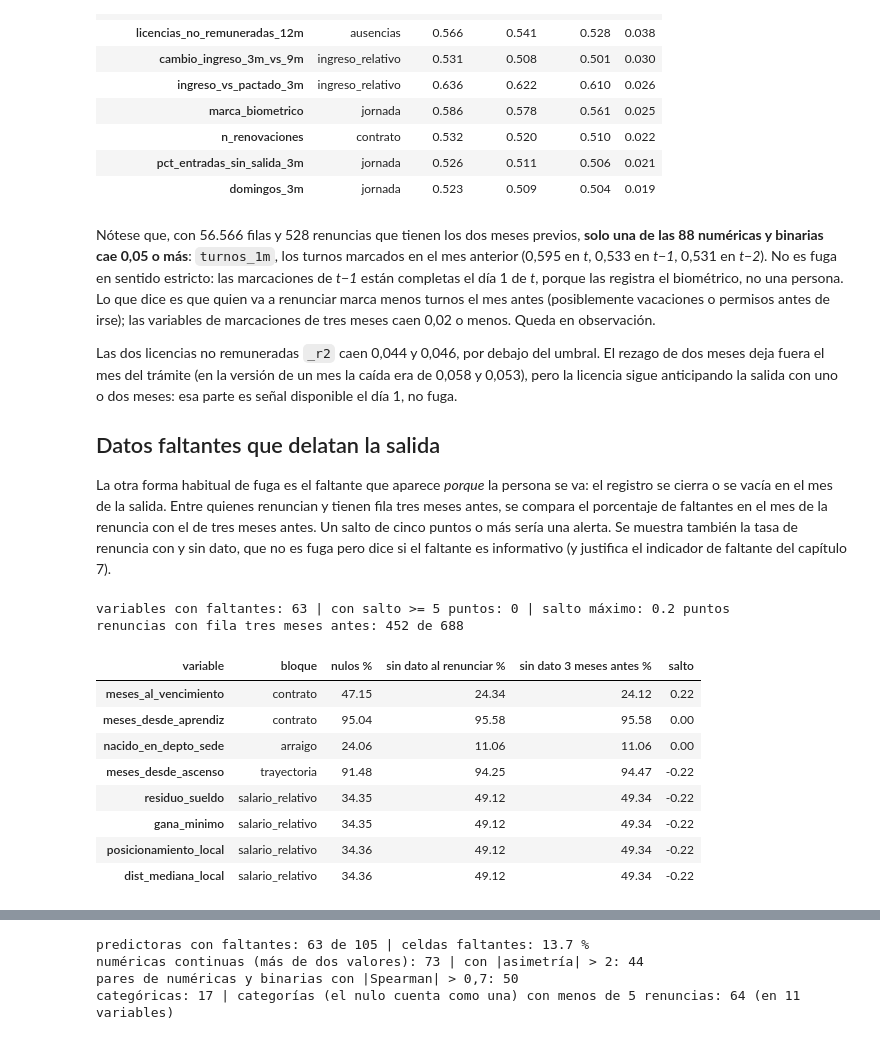
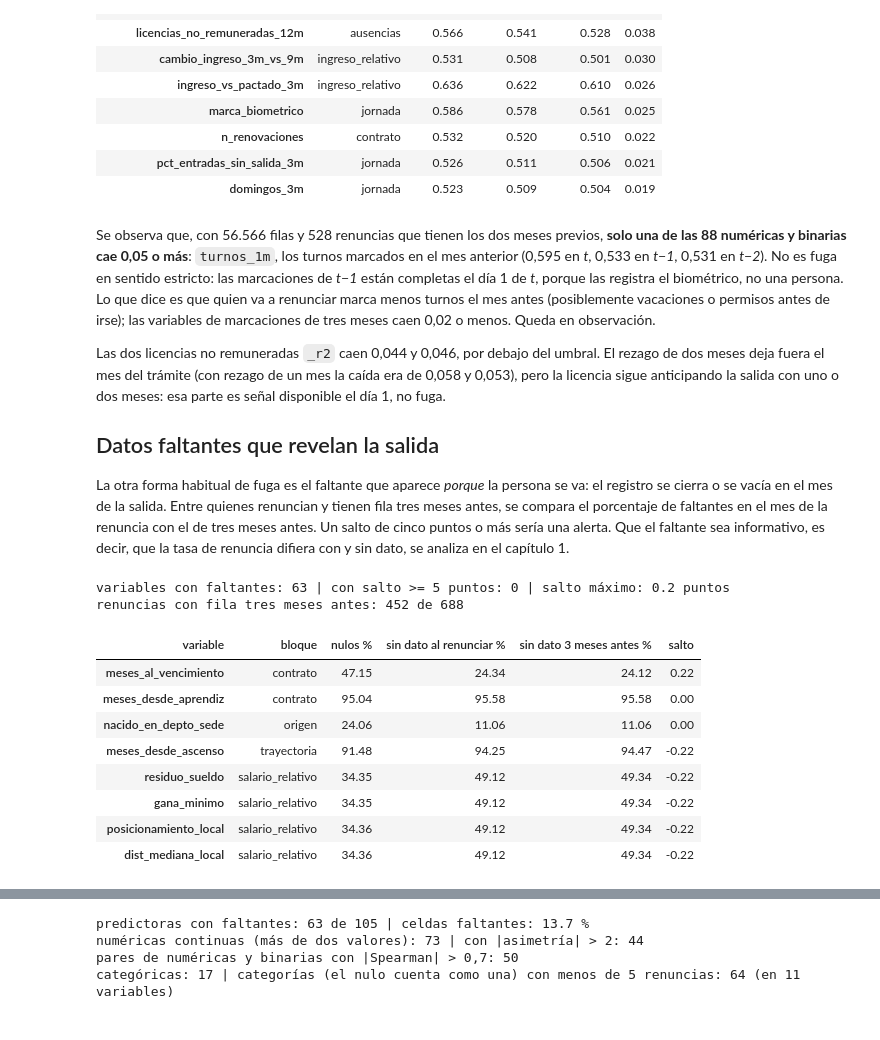
Before and after one commit to ddcarbono/ml-rotacion-personal, a Jupyter notebook: 06_auditoria_fuga.ipynb, the cells around one changed output, grey strips where cells are left out. Drawn from its saved outputs; the diff is of its cells as text; code cells hidden in the pictures.

```diff
--- a/06_auditoria_fuga.ipynb
+++ b/06_auditoria_fuga.ipynb
@@ -492,7 +487,7 @@ variables con caída >= 0,05: 1 de 88
 | pct_entradas_sin_salida_3m | jornada | 0.526 | 0.511 | 0.506 | 0.021 |
 | domingos_3m | jornada | 0.523 | 0.509 | 0.504 | 0.019 |
 # %% [markdown]
-Nótese que, con 56.566 filas y 528 renuncias que tienen los dos meses previos, **solo una de las 88
+Se observa que, con 56.566 filas y 528 renuncias que tienen los dos meses previos, **solo una de las 88
 numéricas y binarias cae 0,05 o más**: `turnos_1m`, los turnos marcados en el mes anterior (0,595 en *t*, 0,533
 en *t−1*, 0,531 en *t−2*). No es fuga en sentido estricto: las marcaciones de *t−1* están completas
 el día 1 de *t*, porque las registra el biométrico, no una persona. Lo que dice es que quien va a
@@ -500,48 +495,44 @@ renunciar marca menos turnos el mes antes (posiblemente vacaciones o permisos an
 variables de marcaciones de tres meses caen 0,02 o menos. Queda en observación.
 
 Las dos licencias no remuneradas `_r2` caen 0,044 y 0,046, por debajo del umbral. El rezago de dos
-meses deja fuera el mes del trámite (en la versión de un mes la caída era de 0,058 y 0,053), pero la
+meses deja fuera el mes del trámite (con rezago de un mes la caída era de 0,058 y 0,053), pero la
 licencia sigue anticipando la salida con uno o dos meses: esa parte es señal disponible el día 1, no
 fuga.
 
-## Datos faltantes que delatan la salida
+## Datos faltantes que revelan la salida
 
 La otra forma habitual de fuga es el faltante que aparece *porque* la persona se va: el registro se
 cierra o se vacía en el mes de la salida. Entre quienes renuncian y tienen fila tres meses antes, se
 compara el porcentaje de faltantes en el mes de la renuncia con el de tres meses antes. Un salto de
-cinco puntos o más sería una alerta. Se muestra también la tasa de renuncia con y sin dato, que no
-es fuga pero dice si el faltante es informativo (y justifica el indicador de faltante del capítulo 7).
+cinco puntos o más sería una alerta. Que el faltante sea informativo, es decir, que la tasa de
+renuncia difiera con y sin dato, se analiza en el capítulo 1.
 # %%
 ren = t_ord[t_ord[OBJETIVO].eq(1)]
 per_r = pd.PeriodIndex(ren.mes, freq='M')
 filas = []
 for v in PREDICTORAS:
     if tr[v].isna().sum() == 0:
         continue
     atras = gpid[v].shift(3).loc[ren.index]
     mes_atras = gpid.mes.shift(3).loc[ren.index]
     ok = np.asarray((per_r - pd.PeriodIndex(mes_atras.fillna('1900-01'), freq='M')).map(lambda d: d.n) == 3)
-    nul = tr[v].isna()
-    filas.append({'variable': v, 'bloque': BLOQUE[v], 'nulos %': 100 * nul.mean(),
+    filas.append({'variable': v, 'bloque': BLOQUE[v], 'nulos %': 100 * tr[v].isna().mean(),
                   'sin dato al renunciar %': 100 * ren[v][ok].isna().mean(),
-                  'sin dato 3 meses antes %': 100 * atras[ok].isna().mean(),
-                  'renuncia sin dato %': 100 * tr.loc[nul, OBJETIVO].mean(),
-                  'renuncia con dato %': 100 * tr.loc[~nul, OBJETIVO].mean()})
+                  'sin dato 3 meses antes %': 100 * atras[ok].isna().mean()})
 falt = pd.DataFrame(filas).set_index('variable')
 falt['salto'] = falt['sin dato al renunciar %'] - falt['sin dato 3 meses antes %']
 print(f'variables con faltantes: {len(falt)} | con salto >= 5 puntos: {int((falt.salto >= 5).sum())} | '
       f'salto máximo: {falt.salto.max():.1f} puntos')
 print(f'renuncias con fila tres meses antes: {int(ok.sum())} de {len(ren)}')
-falt['razón'] = falt['renuncia sin dato %'] / falt['renuncia con dato %']
 cols_salto = ['bloque', 'nulos %', 'sin dato al renunciar %', 'sin dato 3 meses antes %', 'salto']
 falt[falt['nulos %'] >= 1].sort_values('salto', ascending=False)[cols_salto].head(8).round(2)
 # %% [output]
 variables con faltantes: 63 | con salto >= 5 puntos: 0 | salto máximo: 0.2 puntos
 renuncias con fila tres meses antes: 452 de 688
 | variable | bloque | nulos % | sin dato al renunciar % | sin dato 3 meses antes % | salto |
 | meses_al_vencimiento | contrato | 47.15 | 24.34 | 24.12 | 0.22 |
 | meses_desde_aprendiz | contrato | 95.04 | 95.58 | 95.58 | 0.00 |
-| nacido_en_depto_sede | arraigo | 24.06 | 11.06 | 11.06 | 0.00 |
+| nacido_en_depto_sede | origen | 24.06 | 11.06 | 11.06 | 0.00 |
 | meses_desde_ascenso | trayectoria | 91.48 | 94.25 | 94.47 | -0.22 |
 | residuo_sueldo | salario_relativo | 34.35 | 49.12 | 49.34 | -0.22 |
 | gana_minimo | salario_relativo | 34.35 | 49.12 | 49.34 | -0.22 |
```
Also changed, not shown: parts of 16 cells of this notebook, 19 other files.
